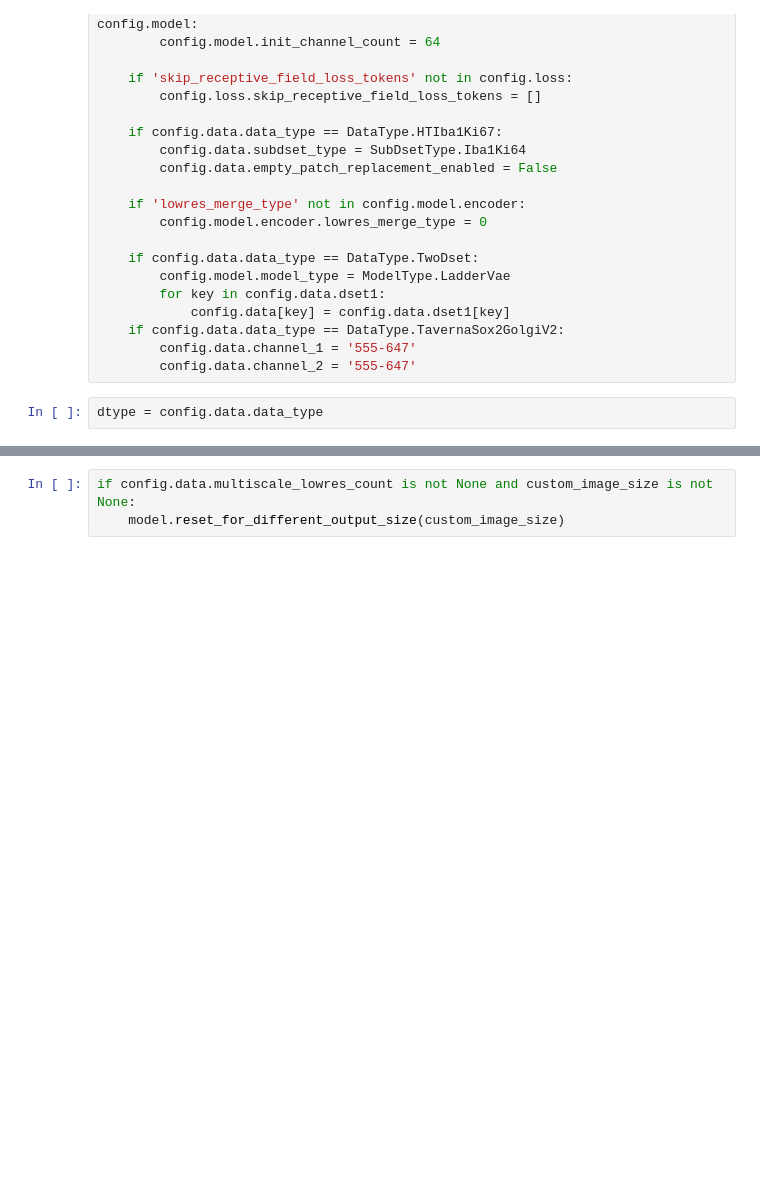
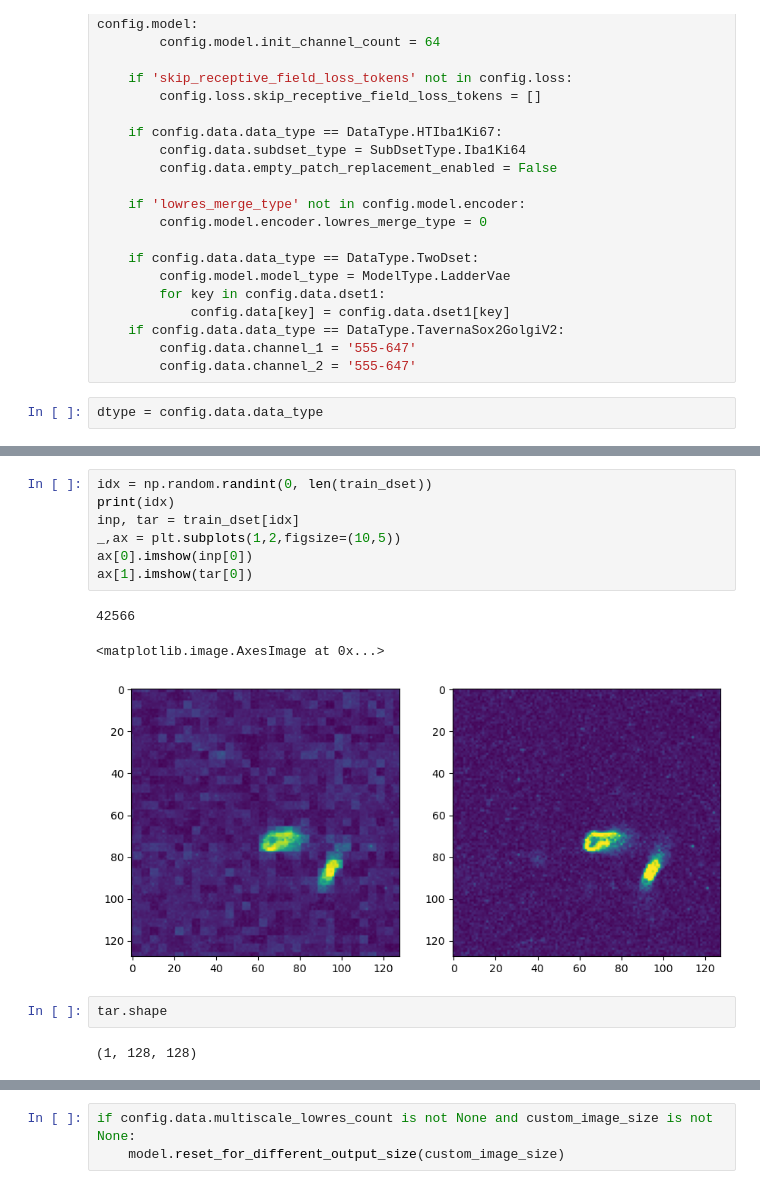
Before and after one commit to juglab/denoiSplit, a Jupyter notebook: denoisplit/notebooks/EvalOnMultiFileDataset.ipynb, the cells around one changed output, grey strips where cells are left out. Saved outputs shown, nothing was run; the diff lists cells and outputs as text; blank space fills up the shorter version.

```diff
--- a/denoisplit/notebooks/EvalOnMultiFileDataset.ipynb
+++ b/denoisplit/notebooks/EvalOnMultiFileDataset.ipynb
@@ -129,2 +196,17 @@ else:
+# %%
+idx = np.random.randint(0, len(train_dset))
+print(idx)
+inp, tar = train_dset[idx]
+_,ax = plt.subplots(1,2,figsize=(10,5))
+ax[0].imshow(inp[0])
+ax[1].imshow(tar[0])
+# %% [output]
+42566
+<matplotlib.image.AxesImage at 0x...>
+[figure, added]
+# %%
+tar.shape
+# %% [output]
+(1, 128, 128)
 # %%
 len(train_dset)
```
Also changed, not shown: parts of 24 cells of this notebook, 10 other files.
